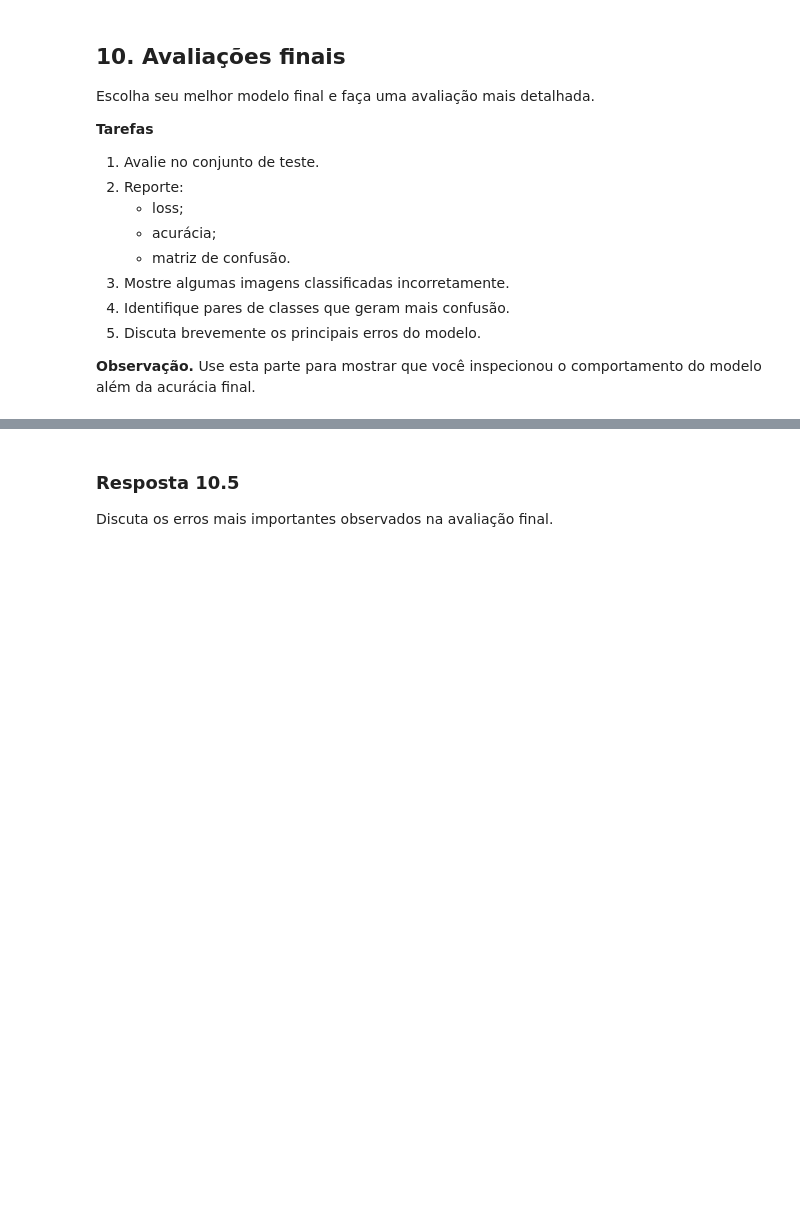
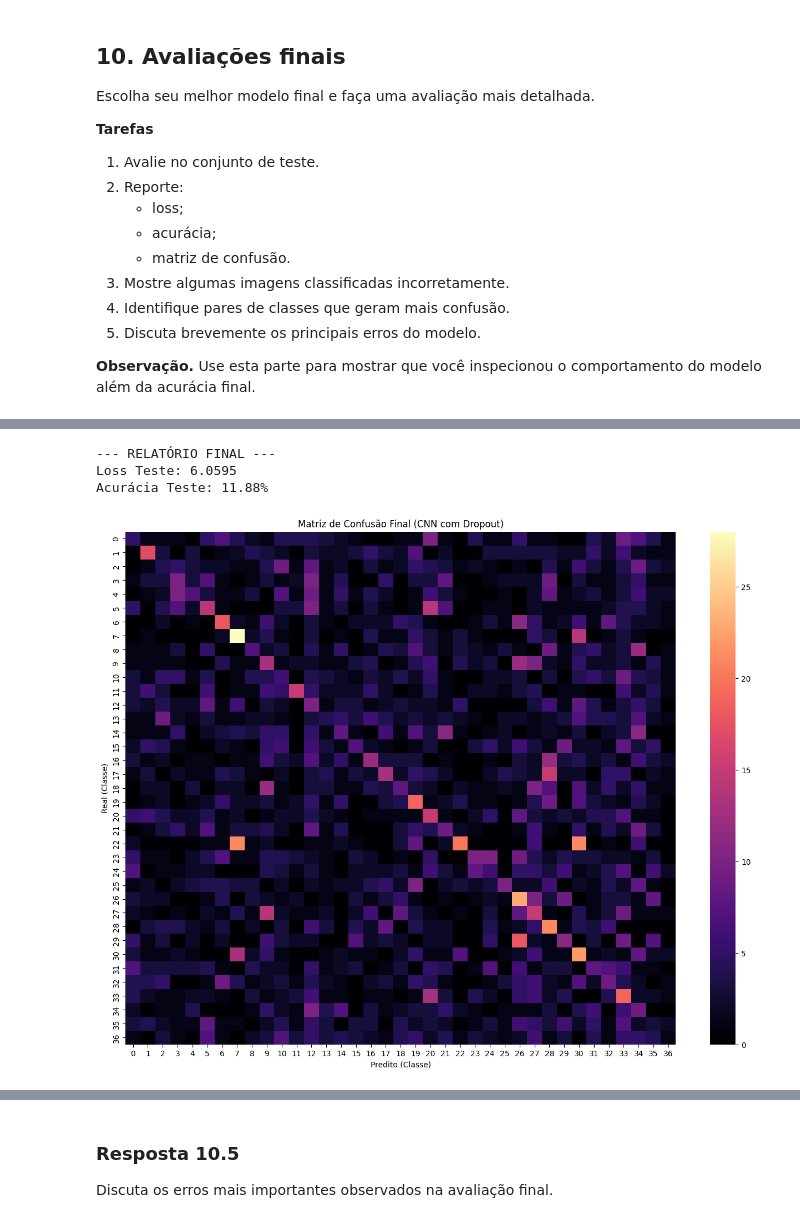
Before and after one commit to Heri-impatech/trabalho_I_ml2, a Jupyter notebook: trabalho_1/classificacao_com_cnn.ipynb, the cells around one changed output, grey strips where cells are left out. Drawn from its saved outputs; the diff is of its cells as text; code cells hidden in the pictures; blank space fills up the shorter version.

```diff
--- a/trabalho_1/classificacao_com_cnn.ipynb
+++ b/trabalho_1/classificacao_com_cnn.ipynb
@@ -1267,0 +1354,58 @@ Use esta parte para mostrar que você inspecionou o comportamento do modelo alé
+# %%
+import matplotlib.pyplot as plt
+import seaborn as sns
+from sklearn.metrics import confusion_matrix
+import numpy as np
+
+# 1. Avaliação no conjunto de teste
+modelo_cnn_dropout.eval()
+y_true = []
+y_pred = []
+imagens_erros = []
+labels_reais_erros = []
+labels_preditos_erros = []
+teste_loss_acumulada = 0
+
+with torch.no_grad():
+    for images, labels in teste_loader:
+        images_device = images.to(device)
+        labels_device = labels.to(device)
+
+        outputs = modelo_cnn_dropout(images_device)
+        loss = criterion(outputs, labels_device)
+        teste_loss_acumulada += loss.item()
+
+        _, predicted = torch.max(outputs, 1)
+
+        # Guardar para métricas
+        y_true.extend(labels.numpy())
+        y_pred.extend(predicted.cpu().numpy())
+
+        # Guardar alguns erros para visualização (Tarefa 3)
+        mask_erros = predicted.cpu() != labels
+        if mask_erros.any():
+            imagens_erros.extend(images[mask_erros][:5]) # Pega até 5 erros por batch
+            labels_reais_erros.extend(labels[mask_erros][:5])
+            labels_preditos_erros.extend(predicted.cpu()[mask_erros][:5])
+
+# Cálculos finais
+acc_teste = 100 * np.mean(np.array(y_true) == np.array(y_pred))
+loss_teste = teste_loss_acumulada / len(teste_loader)
+
+print(f'--- RELATÓRIO FINAL ---')
+print(f'Loss Teste: {loss_teste:.4f}')
+print(f'Acurácia Teste: {acc_teste:.2f}%')
+
+# 2. Plotar Matriz de Confusão (Tarefa 2)
+cm = confusion_matrix(y_true, y_pred)
+plt.figure(figsize=(16, 12))
+sns.heatmap(cm, annot=False, cmap='magma') # 'magma' destaca melhor os erros fora da diagonal
+plt.title('Matriz de Confusão Final (CNN com Dropout)')
+plt.xlabel('Predito (Classe)')
+plt.ylabel('Real (Classe)')
+plt.show()
+# %% [output]
+--- RELATÓRIO FINAL ---
+Loss Teste: 6.0595
+Acurácia Teste: 11.88%
+[figure, added]
```
Also changed, not shown: parts of 9 cells of this notebook.
